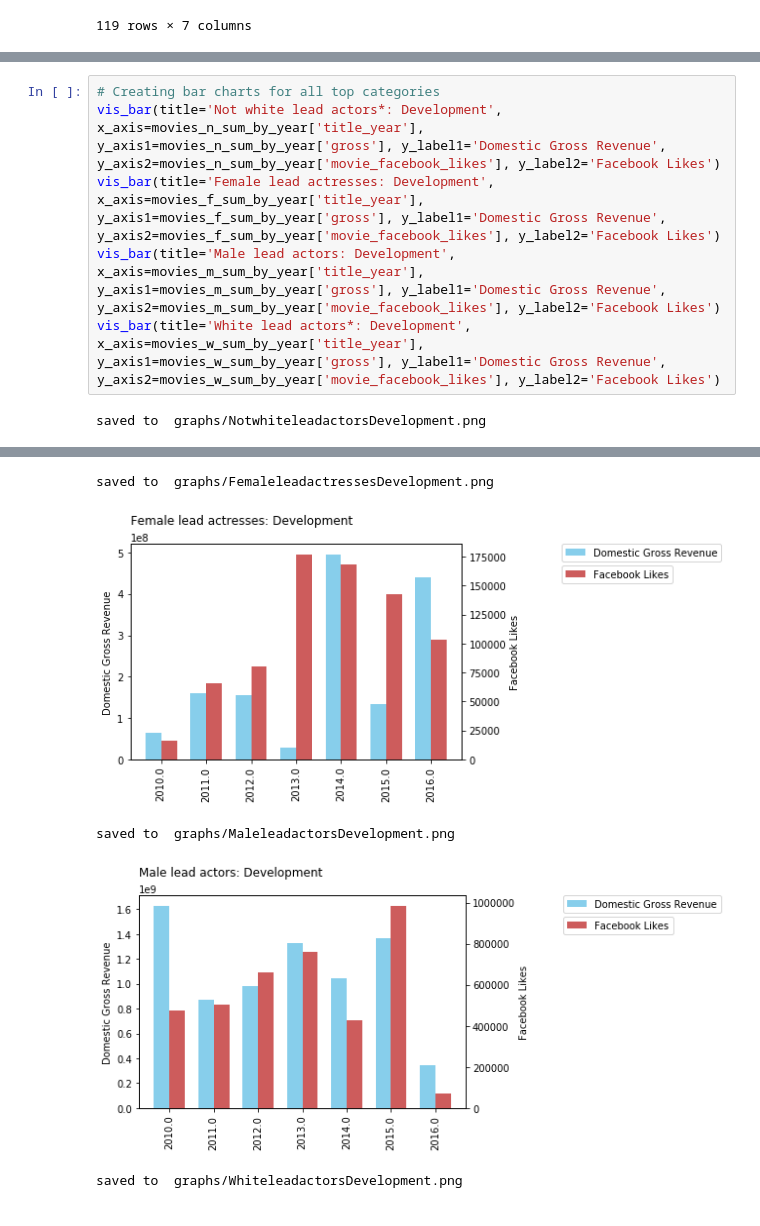
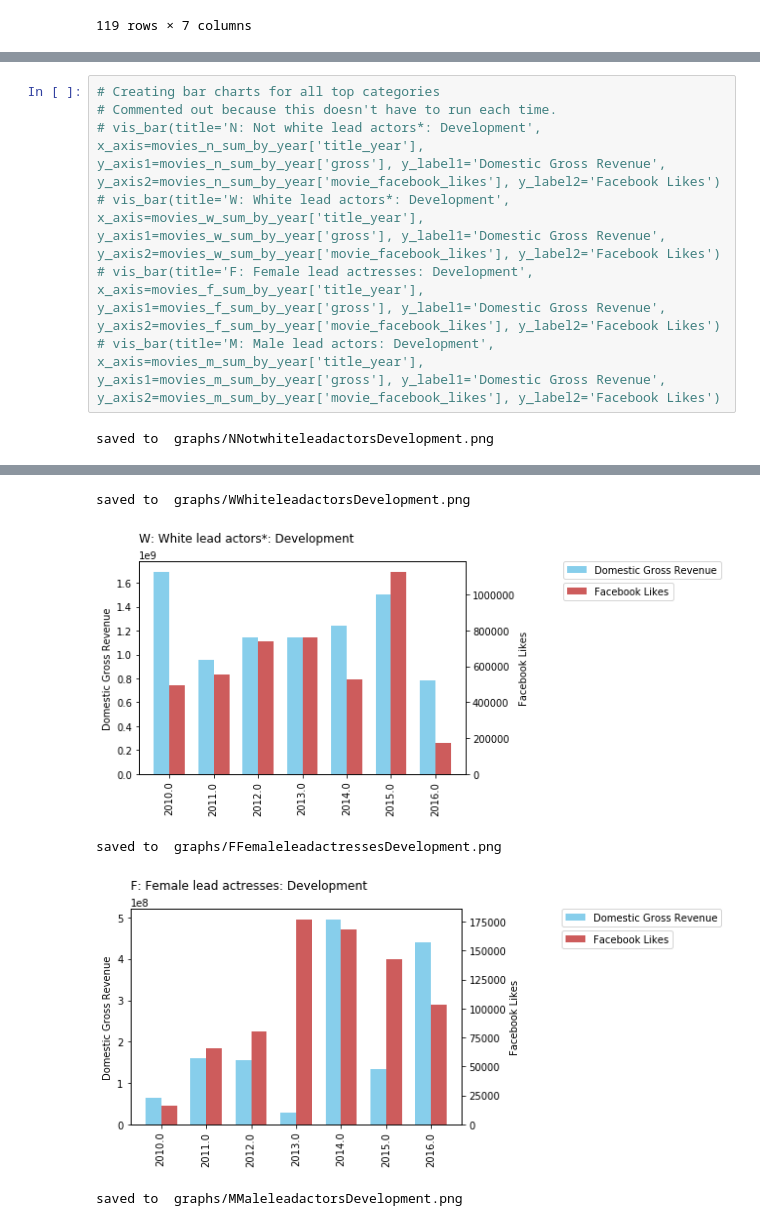
Before and after one commit to Data-Science-HTW/diversity-in-movies, a Jupyter notebook: Diversity in Movies.ipynb, the cells around one changed output, grey strips where cells are left out. Cells and saved outputs as stored; diff of their text form.

```diff
--- a/Diversity in Movies.ipynb
+++ b/Diversity in Movies.ipynb
@@ -217,9 +231,10 @@ def vis_bar(title, x_axis, y_axis1, y_label1, y_axis2, y_label2):
     plt.show()
 # %%
 # Creating bar charts for all top categories
-vis_bar(title='Not white lead actors*: Development', x_axis=movies_n_sum_by_year['title_year'], y_axis1=movies_n_sum_by_year['gross'], y_label1='Domestic Gross Revenue', y_axis2=movies_n_sum_by_year['movie_facebook_likes'], y_label2='Facebook Likes')
-vis_bar(title='Female lead actresses: Development', x_axis=movies_f_sum_by_year['title_year'], y_axis1=movies_f_sum_by_year['gross'], y_label1='Domestic Gross Revenue', y_axis2=movies_f_sum_by_year['movie_facebook_likes'], y_label2='Facebook Likes')
-vis_bar(title='Male lead actors: Development', x_axis=movies_m_sum_by_year['title_year'], y_axis1=movies_m_sum_by_year['gross'], y_label1='Domestic Gross Revenue', y_axis2=movies_m_sum_by_year['movie_facebook_likes'], y_label2='Facebook Likes')
-vis_bar(title='White lead actors*: Development', x_axis=movies_w_sum_by_year['title_year'], y_axis1=movies_w_sum_by_year['gross'], y_label1='Domestic Gross Revenue', y_axis2=movies_w_sum_by_year['movie_facebook_likes'], y_label2='Facebook Likes')
+# Commented out because this doesn't have to run each time.
+# vis_bar(title='N: Not white lead actors*: Development', x_axis=movies_n_sum_by_year['title_year'], y_axis1=movies_n_sum_by_year['gross'], y_label1='Domestic Gross Revenue', y_axis2=movies_n_sum_by_year['movie_facebook_likes'], y_label2='Facebook Likes')
+# vis_bar(title='W: White lead actors*: Development', x_axis=movies_w_sum_by_year['title_year'], y_axis1=movies_w_sum_by_year['gross'], y_label1='Domestic Gross Revenue', y_axis2=movies_w_sum_by_year['movie_facebook_likes'], y_label2='Facebook Likes')
+# vis_bar(title='F: Female lead actresses: Development', x_axis=movies_f_sum_by_year['title_year'], y_axis1=movies_f_sum_by_year['gross'], y_label1='Domestic Gross Revenue', y_axis2=movies_f_sum_by_year['movie_facebook_likes'], y_label2='Facebook Likes')
+# vis_bar(title='M: Male lead actors: Development', x_axis=movies_m_sum_by_year['title_year'], y_axis1=movies_m_sum_by_year['gross'], y_label1='Domestic Gross Revenue', y_axis2=movies_m_sum_by_year['movie_facebook_likes'], y_label2='Facebook Likes')
 # %% [output]
-saved to  graphs/NotwhiteleadactorsDevelopment.png
+saved to  graphs/NNotwhiteleadactorsDevelopment.png
@@ -227,5 +242,5 @@ saved to  graphs/NotwhiteleadactorsDevelopment.png
-saved to  graphs/FemaleleadactressesDevelopment.png
+saved to  graphs/WWhiteleadactorsDevelopment.png
-[figure, old version]
+[figure, new version]
-saved to  graphs/MaleleadactorsDevelopment.png
+saved to  graphs/FFemaleleadactressesDevelopment.png
-[figure, old version]
+[figure, new version]
-saved to  graphs/WhiteleadactorsDevelopment.png
+saved to  graphs/MMaleleadactorsDevelopment.png
```
Also changed, not shown: parts of 9 cells of this notebook, 12 other files.
